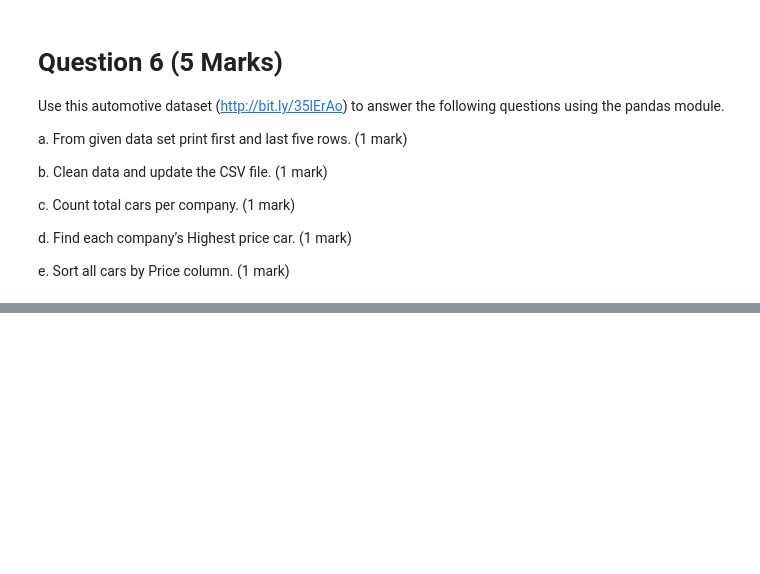
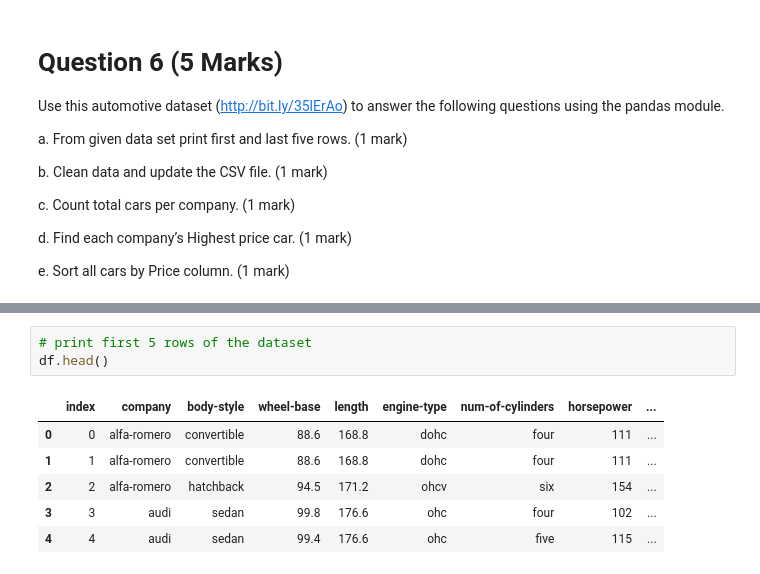
Before and after one commit to koayst/rp_python, a Jupyter notebook: TIPPAAI_P4DS_Koay_Seng_Tian.ipynb, the cells around one changed output, grey strips where cells are left out. Drawn from its saved outputs; the diff is of its cells as text; blank space fills up the shorter version.

```diff
--- a/TIPPAAI_P4DS_Koay_Seng_Tian.ipynb
+++ b/TIPPAAI_P4DS_Koay_Seng_Tian.ipynb
@@ -443,0 +489,10 @@ e. Sort all cars by Price column. (1 mark)
+# %%
+# print first 5 rows of the dataset
+df.head()
+# %% [output]
+|  | index | company | body-style | wheel-base | length | engine-type | num-of-cylinders | horsepower | ... |
+| 0 | 0 | alfa-romero | convertible | 88.6 | 168.8 | dohc | four | 111 | ... |
+| 1 | 1 | alfa-romero | convertible | 88.6 | 168.8 | dohc | four | 111 | ... |
+| 2 | 2 | alfa-romero | hatchback | 94.5 | 171.2 | ohcv | six | 154 | ... |
+| 3 | 3 | audi | sedan | 99.8 | 176.6 | ohc | four | 102 | ... |
+| 4 | 4 | audi | sedan | 99.4 | 176.6 | ohc | five | 115 | ... |
```
Also changed, not shown: parts of 23 cells of this notebook.
